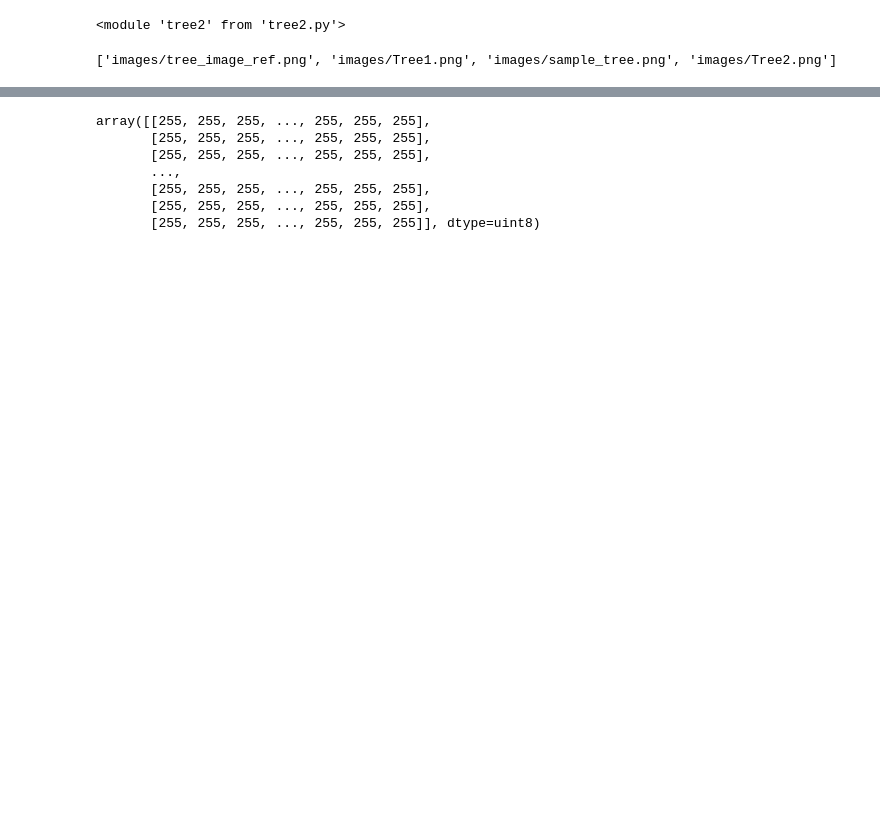
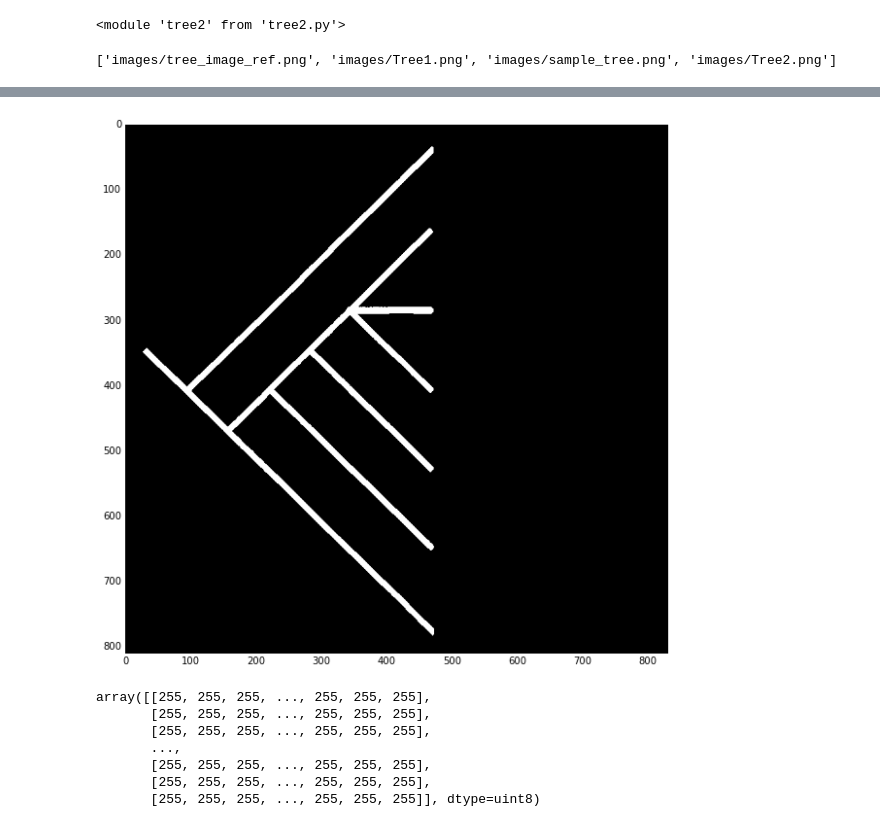
Before and after one commit to HackTheDinos/RC-Tree, a Jupyter notebook: experiment.ipynb, the cells around one changed output, grey strips where cells are left out. Saved outputs shown, nothing was run; the diff lists cells and outputs as text; code cells hidden in the pictures; blank space fills up the shorter version.

```diff
--- a/experiment.ipynb
+++ b/experiment.ipynb
@@ -51,3 +69,7 @@ show(scratch,False)
+# %%
+show(cv2.bitwise_not(contour))
+# %% [output]
+[figure, added]
 # %%
 tree2.find_tree_contour(gray)
 # %% [output]
```
Also changed, not shown: parts of 2 cells of this notebook, 2 other files.
